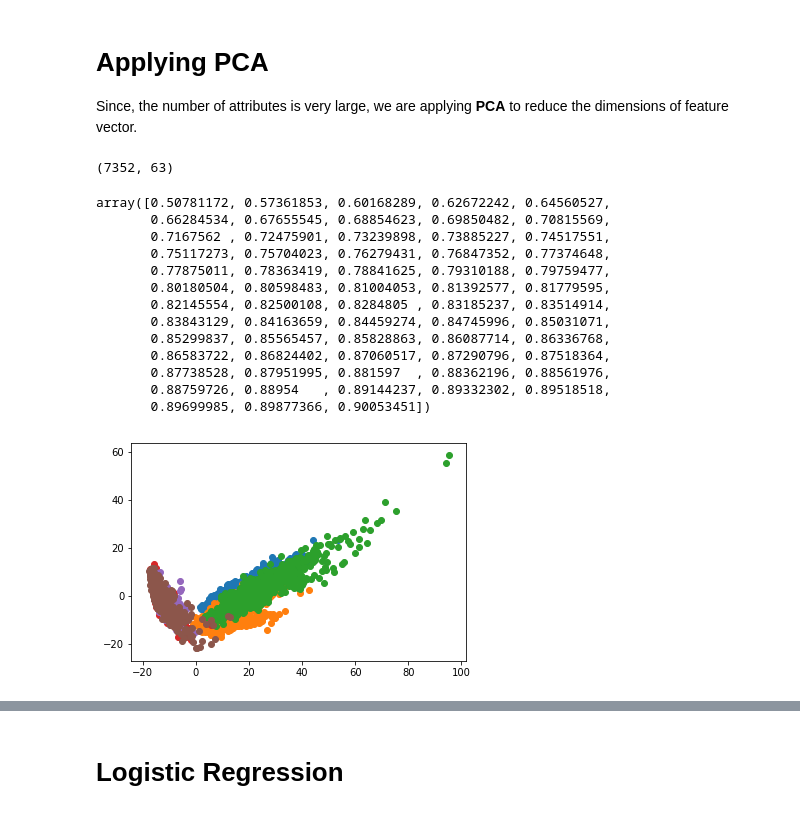
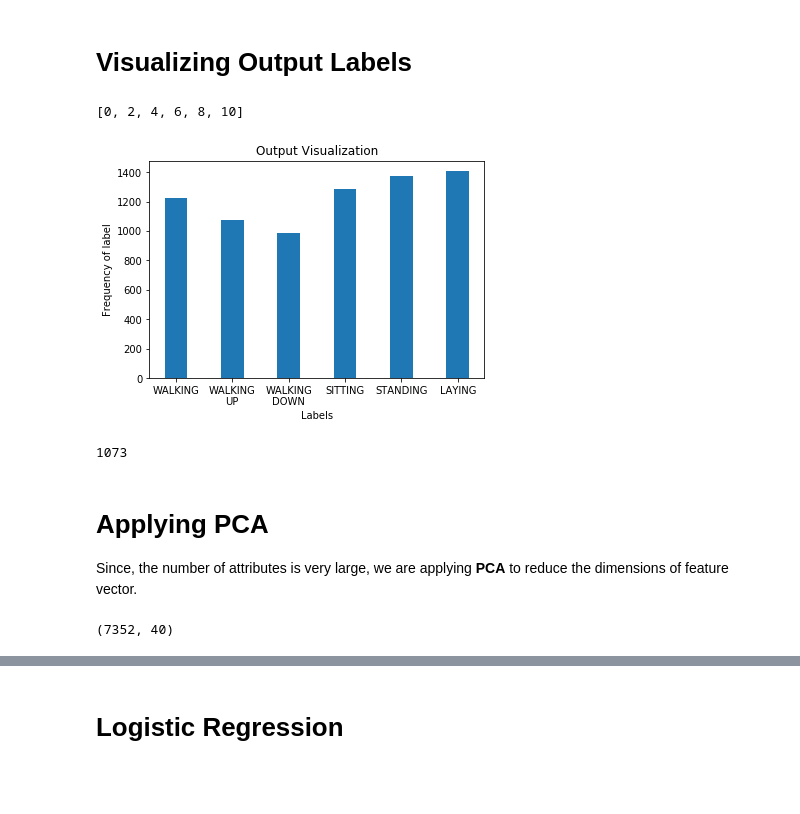
Before and after one commit to kuldeep725/Human-Activity, a Jupyter notebook: Human-Activity.ipynb, the cells around one changed output, grey strips where cells are left out. Saved outputs shown, nothing was run; the diff lists cells and outputs as text; code cells hidden in the pictures; blank space fills up the shorter version.

Commit message:
Not using pca and added images

```diff
--- a/Human-Activity.ipynb
+++ b/Human-Activity.ipynb
@@ -18,6 +17,31 @@ stdScaler = StandardScaler()
 X = stdScaler.fit_transform(combine.values)
 X_train = stdScaler.fit_transform(df_train.values)
 X_test = stdScaler.fit_transform(df_test.values)
+# %% [markdown]
+# Visualizing Output Labels
+# %%
+labels = ['WALKING', 'WALKING\nUP', 'WALKING\nDOWN', 'SITTING', 'STANDING', 'LAYING']
+# x_labels = np.arange(len(labels))
+x_labels = [i for i in range(0, 11, 2)]
+display(x_labels)
+freq = [0 for i in range(len(labels))]
+for i in range(len(labels)) :
+    freq[i] = sum(y_train == i+1)
+
+plt.bar(x_labels, freq)
+plt.xticks(x_labels, labels)
+plt.xlabel("Labels")
+plt.ylabel("Frequency of label")
+plt.title("Output Visualization")
+
+plt.show()
+# %% [output]
+[0, 2, 4, 6, 8, 10]
+[figure, added]
+# %%
+sum(y_train == 2)
+# %% [output]
+1073
 # %% [markdown]
 # Applying PCA
 
@@ -25,30 +49,11 @@ Since, the number of attributes is very large, we are applying **PCA** to reduce
 # %%
 from sklearn.decomposition import PCA
 
-pca = PCA(n_components=0.90, random_state=42)  # choosing variance to be 0.9
+pca = PCA(n_components=0.85, random_state=42)
 pca = pca.fit(X_train)
 Xtrain_pca = pca.transform(X_train)
 Xtest_pca = pca.transform(X_test)
+
 Xtrain_pca.shape
 # %% [output]
-(7352, 63)
+(7352, 40)
-# %%
-display(pca.explained_variance_ratio_.cumsum())
-for i in range(1, 7) :
-    plt.scatter(Xtrain_pca[y_train == i, 0], Xtrain_pca[y_train == i, 1])
-plt.show()
-# %% [output]
-array([0.50781172, 0.57361853, 0.60168289, 0.62672242, 0.64560527,
-       0.66284534, 0.67655545, 0.68854623, 0.69850482, 0.70815569,
-       0.7167562 , 0.72475901, 0.73239898, 0.73885227, 0.74517551,
-       0.75117273, 0.75704023, 0.76279431, 0.76847352, 0.77374648,
-       0.77875011, 0.78363419, 0.78841625, 0.79310188, 0.79759477,
-       0.80180504, 0.80598483, 0.81004053, 0.81392577, 0.81779595,
-       0.82145554, 0.82500108, 0.8284805 , 0.83185237, 0.83514914,
-       0.83843129, 0.84163659, 0.84459274, 0.84745996, 0.85031071,
-       0.85299837, 0.85565457, 0.85828863, 0.86087714, 0.86336768,
-       0.86583722, 0.86824402, 0.87060517, 0.87290796, 0.87518364,
-       0.87738528, 0.87951995, 0.881597  , 0.88362196, 0.88561976,
-       0.88759726, 0.88954   , 0.89144237, 0.89332302, 0.89518518,
-       0.89699985, 0.89877366, 0.90053451])
-[figure, removed]
```
Also changed, not shown: parts of 12 cells of this notebook, 2 other files.
